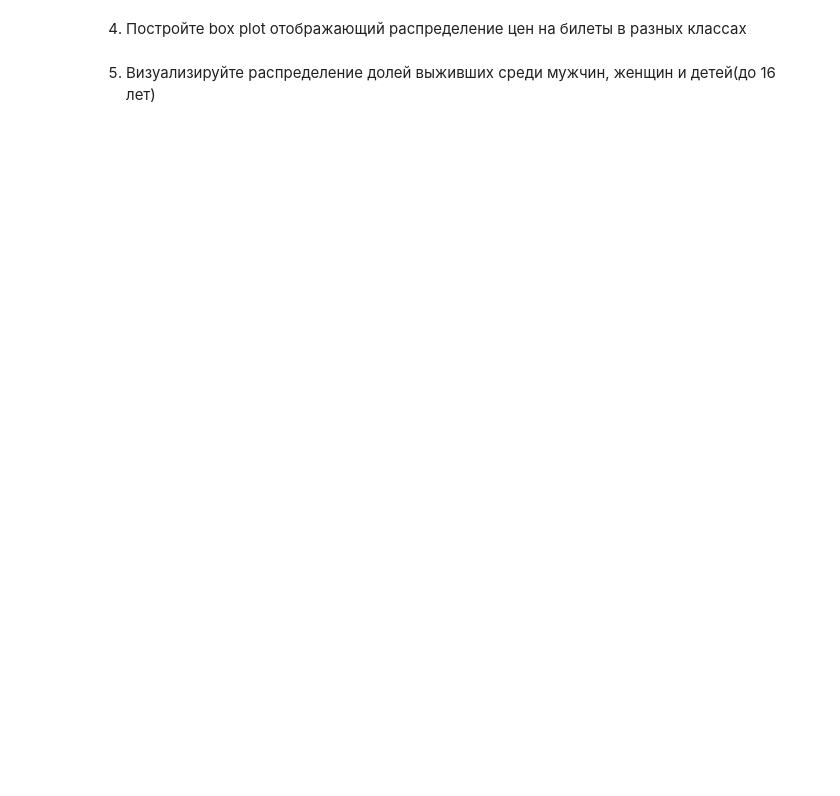
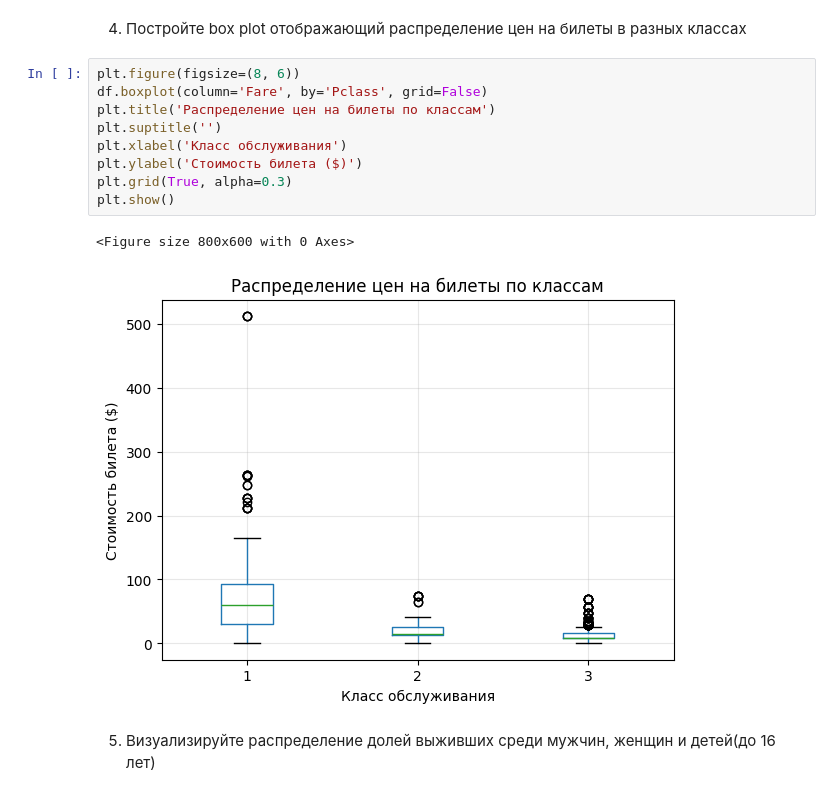
Before and after one commit to Edward-Leopold/ml, a Jupyter notebook: hw1/Lab1_5.ipynb, the cells around one changed output. Saved outputs shown, nothing was run; the diff lists cells and outputs as text; blank space fills up the shorter version.

```diff
--- a/hw1/Lab1_5.ipynb
+++ b/hw1/Lab1_5.ipynb
@@ -183,4 +367,16 @@ import pandas as pd
 # %% [markdown]
 4. Постройте box plot отображающий распределение цен на билеты в разных классах
+# %%
+plt.figure(figsize=(8, 6))
+df.boxplot(column='Fare', by='Pclass', grid=False)
+plt.title('Распределение цен на билеты по классам')
+plt.suptitle('')
+plt.xlabel('Класс обслуживания')
+plt.ylabel('Стоимость билета ($)')
+plt.grid(True, alpha=0.3)
+plt.show()
+# %% [output]
+<Figure size 800x600 with 0 Axes>
+[figure, added]
 # %% [markdown]
 5. Визуализируйте распределение долей выживших среди мужчин, женщин и детей(до 16 лет)
```
Also changed, not shown: parts of 17 cells of this notebook, 1 other file.
